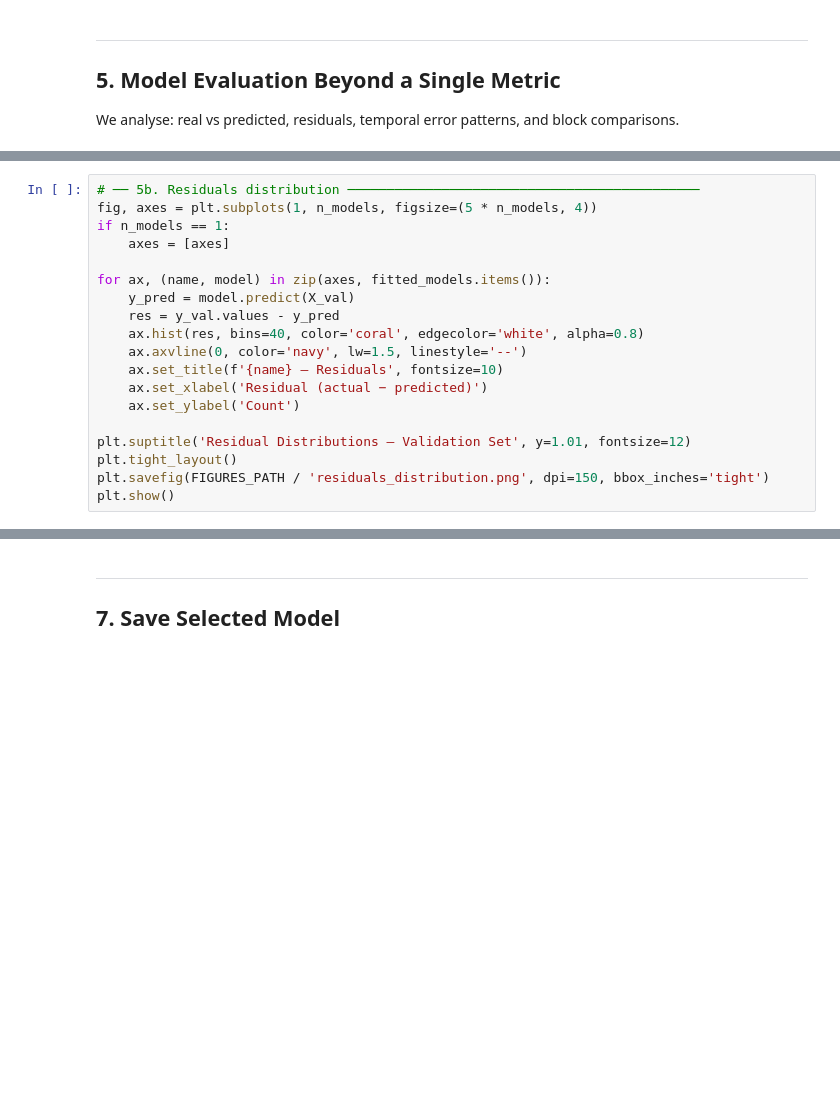
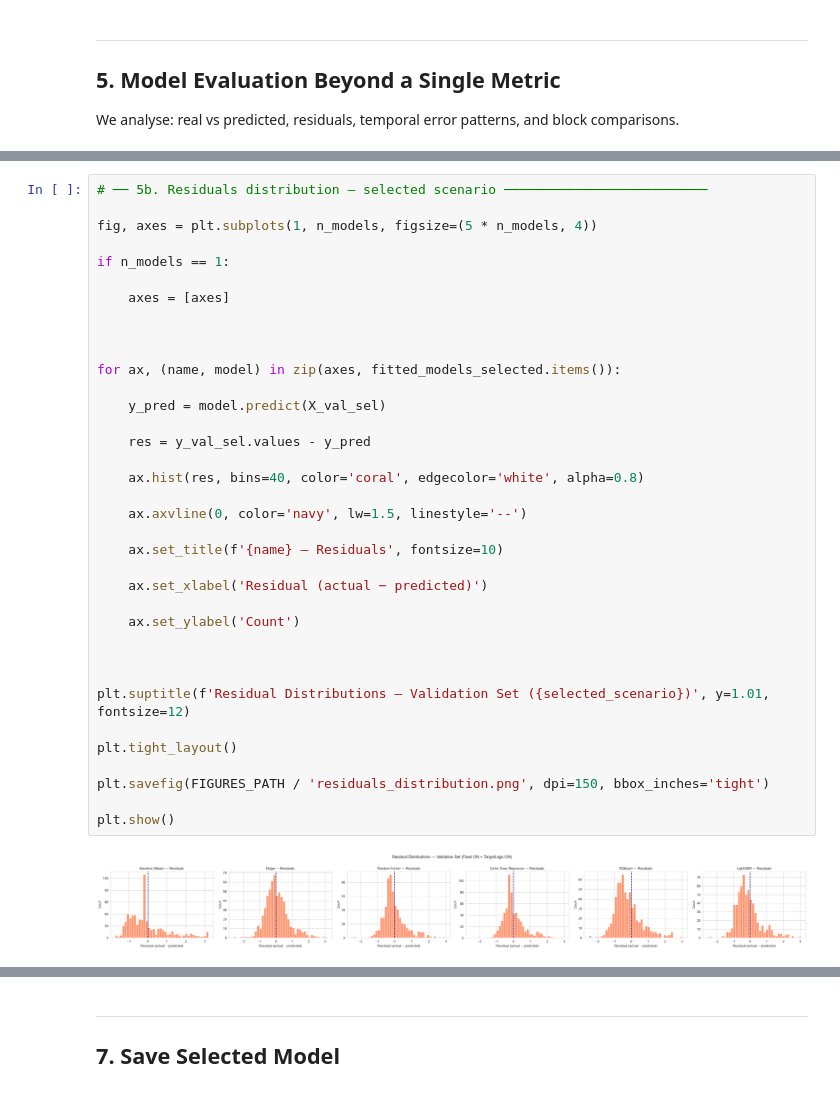
Before and after one commit to AAlvarezT/minsur_prediction, a Jupyter notebook: notebooks/02_feature_engineering_modeling.ipynb, the cells around one changed output, grey strips where cells are left out. Drawn from its saved outputs; the diff is of its cells as text; blank space fills up the shorter version.

```diff
--- a/notebooks/02_feature_engineering_modeling.ipynb
+++ b/notebooks/02_feature_engineering_modeling.ipynb
@@ -151,20 +460,39 @@ plt.show()
 # %%
-# ── 5b. Residuals distribution ─────────────────────────────────────────────
+# ── 5b. Residuals distribution — selected scenario ──────────────────────────
+
 fig, axes = plt.subplots(1, n_models, figsize=(5 * n_models, 4))
+
 if n_models == 1:
+
     axes = [axes]
 
-for ax, (name, model) in zip(axes, fitted_models.items()):
-    y_pred = model.predict(X_val)
-    res = y_val.values - y_pred
+
+
+for ax, (name, model) in zip(axes, fitted_models_selected.items()):
+
+    y_pred = model.predict(X_val_sel)
+
+    res = y_val_sel.values - y_pred
+
     ax.hist(res, bins=40, color='coral', edgecolor='white', alpha=0.8)
+
     ax.axvline(0, color='navy', lw=1.5, linestyle='--')
+
     ax.set_title(f'{name} — Residuals', fontsize=10)
+
     ax.set_xlabel('Residual (actual − predicted)')
+
     ax.set_ylabel('Count')
 
-plt.suptitle('Residual Distributions — Validation Set', y=1.01, fontsize=12)
+
+
+plt.suptitle(f'Residual Distributions — Validation Set ({selected_scenario})', y=1.01, fontsize=12)
+
 plt.tight_layout()
+
 plt.savefig(FIGURES_PATH / 'residuals_distribution.png', dpi=150, bbox_inches='tight')
+
 plt.show()
+# %% [output]
+[figure, added]
 # %%
```
Also changed, not shown: parts of 18 cells of this notebook.
